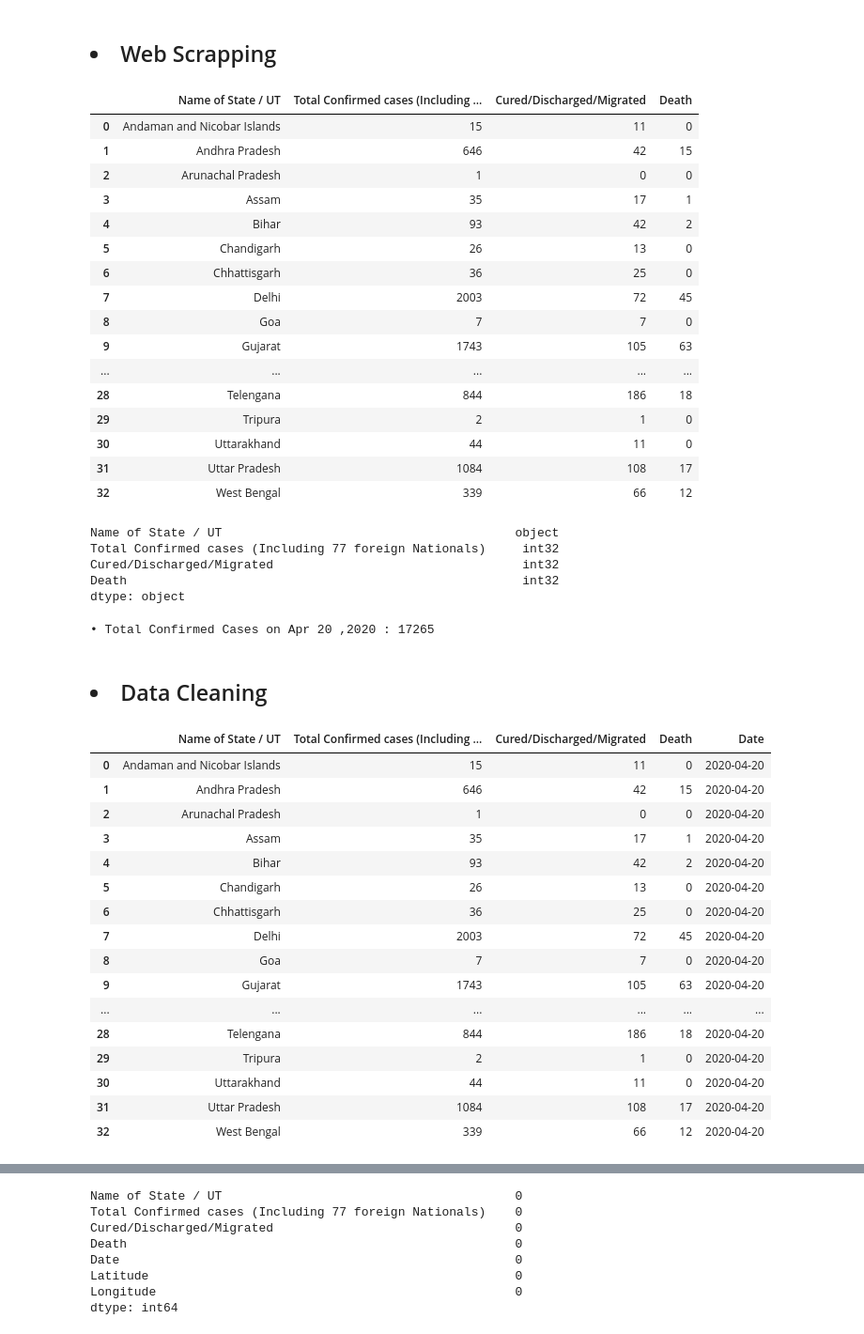
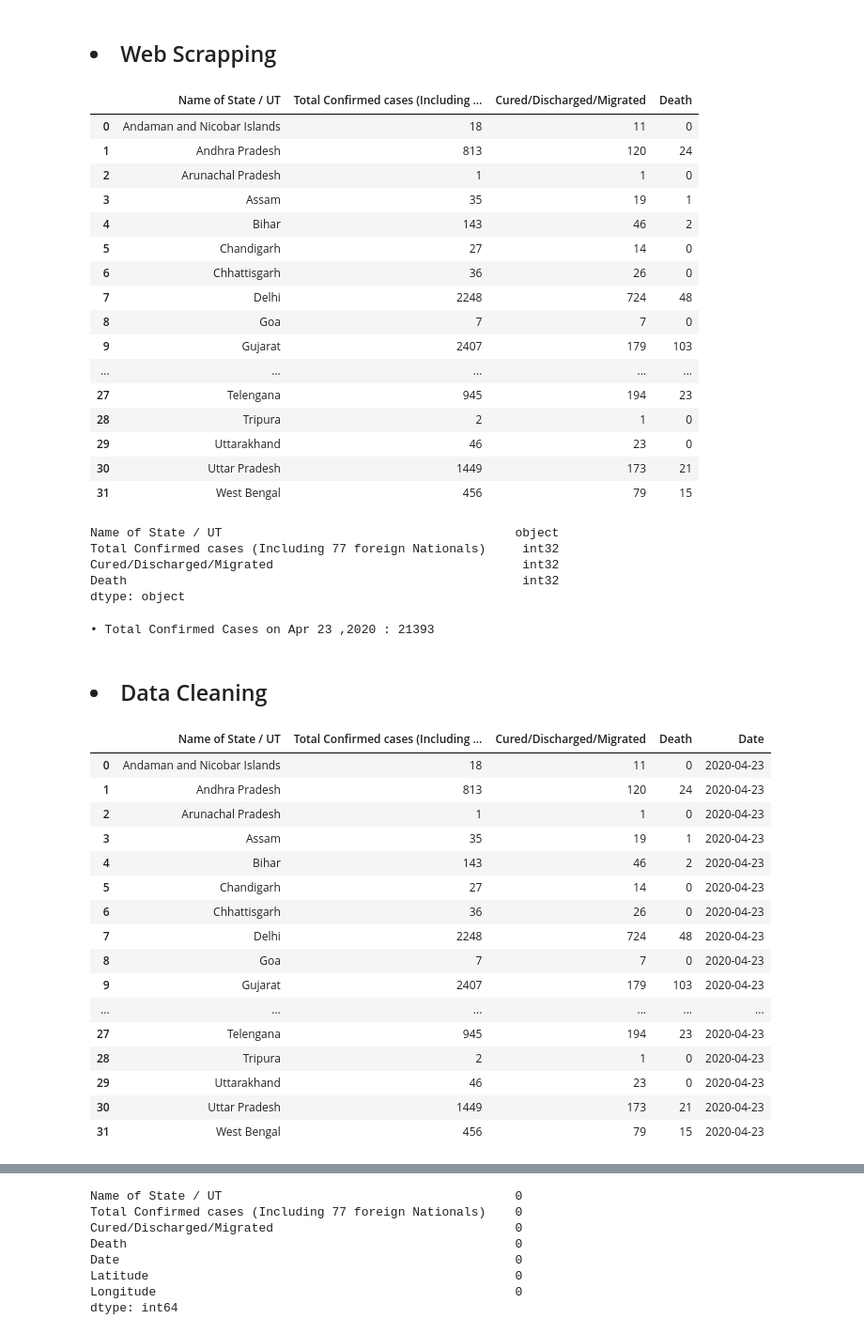
Before and after one commit to sreyaz01/covid_19_india_data_scraping, a Jupyter notebook: web_scraping_using_pandas.ipynb, the cells around one changed output, grey strips where cells are left out. Shown at 94% size. Cells and saved outputs as stored; diff of their text form; code cells hidden in the pictures.

```diff
--- a/web_scraping_using_pandas.ipynb
+++ b/web_scraping_using_pandas.ipynb
@@ -28,29 +28,29 @@ Pandas Version 1.0.1
 # %%
 web = requests.get('https://www.mohfw.gov.in/')
 dfs = pd.read_html(web.text)
 
-df_web = dfs[0][:-2]
+df_web = dfs[0][:-3]
 df_web.drop('S. No.', axis=1, inplace = True)
 
 df_web.head(36)
 # %% [output]
 |  | Name of State / UT | Total Confirmed cases (Including ... | Cured/Discharged/Migrated | Death |
-| 0 | Andaman and Nicobar Islands | 15 | 11 | 0 |
-| 1 | Andhra Pradesh | 646 | 42 | 15 |
-| 2 | Arunachal Pradesh | 1 | 0 | 0 |
-| 3 | Assam | 35 | 17 | 1 |
-| 4 | Bihar | 93 | 42 | 2 |
-| 5 | Chandigarh | 26 | 13 | 0 |
-| 6 | Chhattisgarh | 36 | 25 | 0 |
-| 7 | Delhi | 2003 | 72 | 45 |
+| 0 | Andaman and Nicobar Islands | 18 | 11 | 0 |
+| 1 | Andhra Pradesh | 813 | 120 | 24 |
+| 2 | Arunachal Pradesh | 1 | 1 | 0 |
+| 3 | Assam | 35 | 19 | 1 |
+| 4 | Bihar | 143 | 46 | 2 |
+| 5 | Chandigarh | 27 | 14 | 0 |
+| 6 | Chhattisgarh | 36 | 26 | 0 |
+| 7 | Delhi | 2248 | 724 | 48 |
 | 8 | Goa | 7 | 7 | 0 |
-| 9 | Gujarat | 1743 | 105 | 63 |
+| 9 | Gujarat | 2407 | 179 | 103 |
 | ... | ... | ... | ... | ... |
-| 28 | Telengana | 844 | 186 | 18 |
-| 29 | Tripura | 2 | 1 | 0 |
-| 30 | Uttarakhand | 44 | 11 | 0 |
-| 31 | Uttar Pradesh | 1084 | 108 | 17 |
-| 32 | West Bengal | 339 | 66 | 12 |
+| 27 | Telengana | 945 | 194 | 23 |
+| 28 | Tripura | 2 | 1 | 0 |
+| 29 | Uttarakhand | 46 | 23 | 0 |
+| 30 | Uttar Pradesh | 1449 | 173 | 21 |
+| 31 | West Bengal | 456 | 79 | 15 |
 # %%
 conv = ['Total Confirmed cases (Including 77 foreign Nationals)',
        'Cured/Discharged/Migrated', 'Death']
@@ -69,7 +69,7 @@ now  = datetime.now()
 total_cnf = df_web['Total Confirmed cases (Including 77 foreign Nationals)'].sum()
 print(f'\u2022 Total Confirmed Cases on {now.strftime("%b %d ,%Y")} :' ,total_cnf)
 # %% [output]
-• Total Confirmed Cases on Apr 20 ,2020 : 17265
+• Total Confirmed Cases on Apr 23 ,2020 : 21393
 # %% [markdown]
 ## <li>Data Cleaning
 # %%
@@ -82,22 +82,22 @@ df_web['Date'] = pd.to_datetime(df_web['Date'], format='%m/%d/%Y')
 df_web.head(36)
 # %% [output]
 |  | Name of State / UT | Total Confirmed cases (Including ... | Cured/Discharged/Migrated | Death | Date |
-| 0 | Andaman and Nicobar Islands | 15 | 11 | 0 | 2020-04-20 |
-| 1 | Andhra Pradesh | 646 | 42 | 15 | 2020-04-20 |
-| 2 | Arunachal Pradesh | 1 | 0 | 0 | 2020-04-20 |
-| 3 | Assam | 35 | 17 | 1 | 2020-04-20 |
-| 4 | Bihar | 93 | 42 | 2 | 2020-04-20 |
-| 5 | Chandigarh | 26 | 13 | 0 | 2020-04-20 |
-| 6 | Chhattisgarh | 36 | 25 | 0 | 2020-04-20 |
-| 7 | Delhi | 2003 | 72 | 45 | 2020-04-20 |
-| 8 | Goa | 7 | 7 | 0 | 2020-04-20 |
-| 9 | Gujarat | 1743 | 105 | 63 | 2020-04-20 |
+| 0 | Andaman and Nicobar Islands | 18 | 11 | 0 | 2020-04-23 |
+| 1 | Andhra Pradesh | 813 | 120 | 24 | 2020-04-23 |
+| 2 | Arunachal Pradesh | 1 | 1 | 0 | 2020-04-23 |
+| 3 | Assam | 35 | 19 | 1 | 2020-04-23 |
+| 4 | Bihar | 143 | 46 | 2 | 2020-04-23 |
+| 5 | Chandigarh | 27 | 14 | 0 | 2020-04-23 |
+| 6 | Chhattisgarh | 36 | 26 | 0 | 2020-04-23 |
+| 7 | Delhi | 2248 | 724 | 48 | 2020-04-23 |
+| 8 | Goa | 7 | 7 | 0 | 2020-04-23 |
+| 9 | Gujarat | 2407 | 179 | 103 | 2020-04-23 |
 | ... | ... | ... | ... | ... | ... |
-| 28 | Telengana | 844 | 186 | 18 | 2020-04-20 |
-| 29 | Tripura | 2 | 1 | 0 | 2020-04-20 |
-| 30 | Uttarakhand | 44 | 11 | 0 | 2020-04-20 |
-| 31 | Uttar Pradesh | 1084 | 108 | 17 | 2020-04-20 |
-| 32 | West Bengal | 339 | 66 | 12 | 2020-04-20 |
+| 27 | Telengana | 945 | 194 | 23 | 2020-04-23 |
+| 28 | Tripura | 2 | 1 | 0 | 2020-04-23 |
+| 29 | Uttarakhand | 46 | 23 | 0 | 2020-04-23 |
+| 30 | Uttar Pradesh | 1449 | 173 | 21 | 2020-04-23 |
+| 31 | West Bengal | 456 | 79 | 15 | 2020-04-23 |
 # %%
 df_web['Name of State / UT'].unique()
 # %% [output]
```
Also changed, not shown: parts of 10 cells of this notebook, 1 other file.
